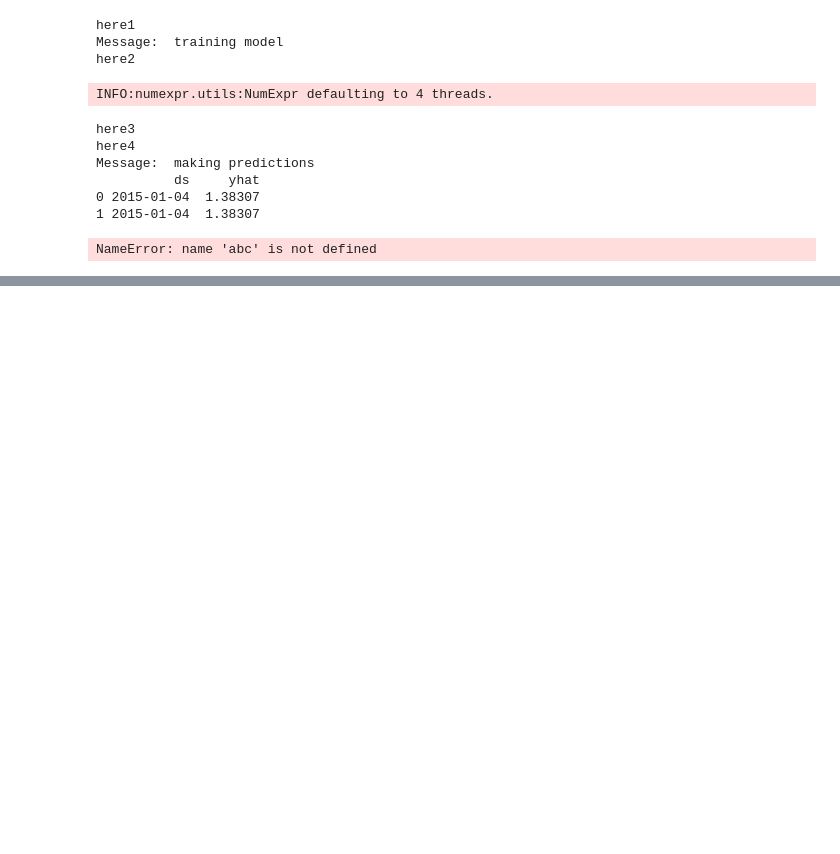
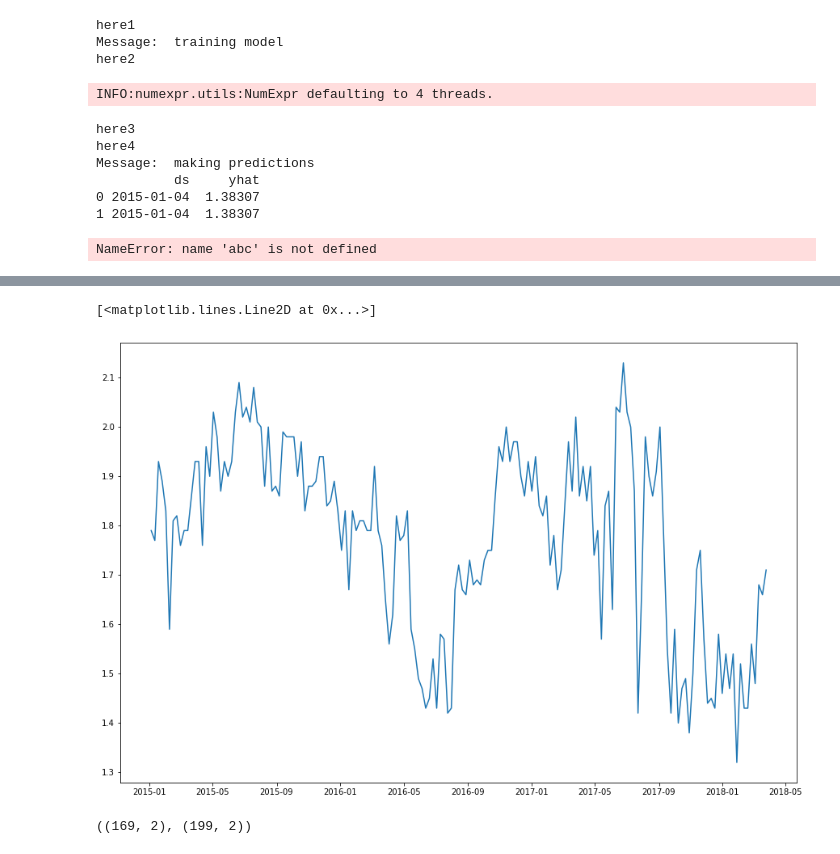
Before and after one commit to v-popov/simple_app, a Jupyter notebook: simple_app/modeling.ipynb, the cells around one changed output, grey strips where cells are left out. Cells and saved outputs as stored; diff of their text form; code cells hidden in the pictures; blank space fills up the shorter version.

```diff
--- a/simple_app/modeling.ipynb
+++ b/simple_app/modeling.ipynb
@@ -61,0 +119,21 @@ dataset.head(2)
+# %%
+train_dataset= pd.DataFrame()
+train_dataset['ds'] = pd.to_datetime(sub_df['Date'])
+train_dataset['y']=sub_df['AveragePrice']
+
+def make_predictions(df, days_ahead=30):
+    yield ['msg', 'training model']
+    prophet = Prophet(weekly_seasonality=False, daily_seasonality=False)
+    prophet.fit(df)
+    yield ['msg', 'making predictions']
+    future = prophet.make_future_dataframe(periods=days_ahead)
+    forecast = prophet.predict(future)
+    yield ['results', forecast[['ds', 'yhat']]]
+
+ans = None
+for q in make_predictions(train_dataset):
+    if q[0] == 'msg':
+        print('Message: ', q[1])
+    else:
+        ans = q[1]
+        print(q[1].head(2))
@@ -61,0 +147,5 @@ dataset.head(2)
+# %%
+d = {'ds': train_dataset['ds'],
+     'y': train_dataset['y']}
+df = pd.DataFrame(d)
+df
@@ -61,0 +166,11 @@ dataset.head(2)
+# %%
+f = plt.figure(figsize=(15,10))
+#sub_df = dataset[dataset['region'] == 'Albany']
+plt.plot(df['ds'], df['y'])
+# %% [output]
+[<matplotlib.lines.Line2D at 0x...>]
+[figure, added]
+# %%
+train_dataset.shape, ans.shape
+# %% [output]
+((169, 2), (199, 2))
```
Also changed, not shown: parts of 19 cells of this notebook, 2 other files.
